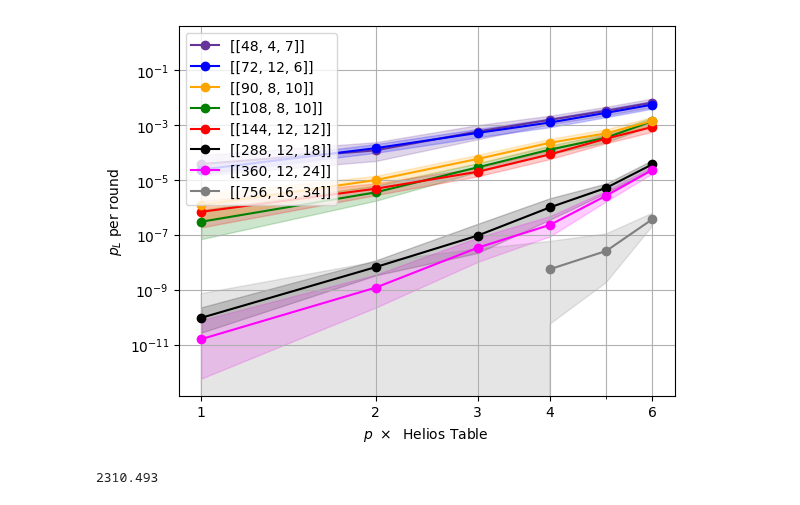
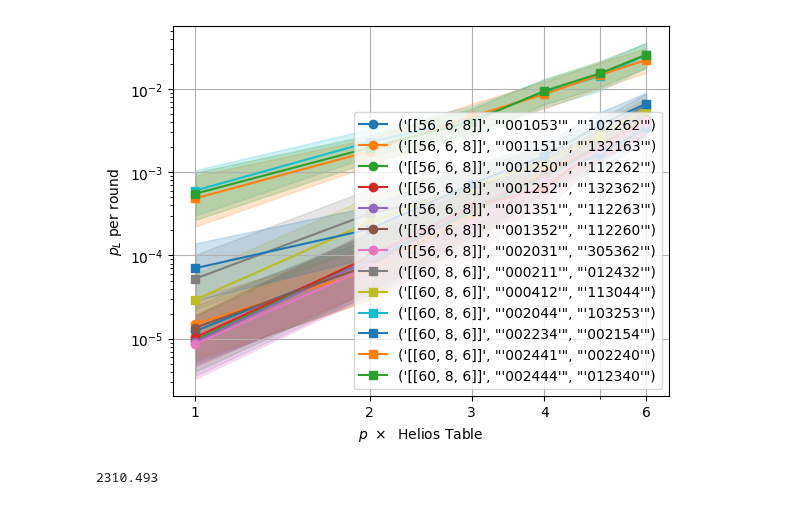
Before and after one commit to wamud/bb-ions, a Jupyter notebook: scripts/plot_mem_exp.ipynb, the cells around one changed output. Cells and saved outputs as stored; diff of their text form; code cells hidden in the pictures.

Commit message:
kept best two 56 and 60 codes; added more search for code scripts

```diff
--- a/scripts/plot_mem_exp.ipynb
+++ b/scripts/plot_mem_exp.ipynb
@@ -9,12 +9,12 @@ def my_axis_options(ax):
     ax.grid(True, axis = 'x', which = 'minor')
     # ax.grid(which='minor', visible=False)
 
-    ax.set_ylim(1.3992277047193278e-13, 3.9115107136890295)
+    # ax.set_ylim(1.3992277047193278e-13, 3.9115107136890295)
     # ax.set_ylim(1.1e-8, 1)
 
     ax.legend(*zip(*sorted(zip(*ax.get_legend_handles_labels()), key=lambda x: tuple(map(int, re.findall(r'\d+', x[1]))))))  # sort legend labels by number of qubits
     leg = ax.legend(*zip(*sorted(zip(*ax.get_legend_handles_labels()),
-                                key=lambda x: tuple(map(int, re.findall(r"\d+", x[1]))))), loc = 'upper left')
+                                key=lambda x: tuple(map(int, re.findall(r"\d+", x[1]))))), loc = 'lower right')
     for t in leg.get_texts(): t.set_text(t.get_text().replace("_", ", "))
 
     ax.set_xlabel(r"$p$")
@@ -34,7 +34,7 @@ import re
 import matplotlib.pyplot as plt
 import pickle
 
-files = glob('../collected_stats/helios_noise/*helios*.csv')
+files = glob('../collected_stats/helios_noise/around_60_stats.csv')
 if len(files) == 0:
     print("No circuits")
 collected_stats = sinter.stats_from_csv_files(*files)
@@ -68,33 +51,33 @@ p = 0.005, shots = 1e+06,  2335 CPU-minutes ⇒ ≈ 2e-03 CPU-minutes per shot
 # %%
 import random
 import matplotlib.colors as mcolors
 import re
 
 
-swap_LRC = 'True'
+swap_LRC = 'False'
 
 fig, ax = plt.subplots(1, 1)
 sinter.plot_error_rate(
     ax=ax,
     stats=collected_stats,
     x_func=lambda stats: 1000 *stats.json_metadata['p'], #multiply by 1e3 if want as multiple of Helios noise
 
-    group_func=lambda s: (s.json_metadata['nkd'], s.json_metadata['A'], s.json_metadata['B']),
+    group_func=lambda s: (s.json_metadata['nkd'],s.json_metadata['A'],s.json_metadata['B']),
     failure_units_per_shot_func = lambda stats: (stats.json_metadata['r']),
-    # * int(re.search(r'_(\d{1,2})_', stats.json_metadata['nkd']).group(1))), # set as num_rounds ('r') failure units to find pL per round ... multiply by k = 4 to get per logical qubit?
+    #  * int(re.search(r'_(\d{1,2})_', stats.json_metadata['nkd']).group(1)), # set as num_rounds ('r') failure units to find pL per round ... multiply by k = 4 to get per logical qubit?
     filter_func=lambda s:
         s.json_metadata['b'] == 'X',
         # and'756' not in s.json_metadata['nkd'],
     plot_args_func = lambda index, curve_id: {
-        'color': 'rebeccapurple' if '48' in curve_id else 'green' if '108' in curve_id else 'red' if '144' in curve_id else 'orange' if '90' in curve_id else 'blue' if '72' in curve_id else 'black' if '288' in curve_id else 'magenta' if '360' in curve_id else 'olive' if '192' in curve_id else 'cyan' if '216' in curve_id else 'brown' if '128' in curve_id else 'gray' if '64' in curve_id else
-        random.choice(list(mcolors.TABLEAU_COLORS.values()))
-        ,
-        'marker': 'o'
+        # 'color': 'rebeccapurple' if '48' in curve_id else 'green' if '108' in curve_id else 'red' if '144' in curve_id else 'orange' if '90' in curve_id else 'blue' if '72' in curve_id else 'black' if '288' in curve_id else 'magenta' if '360' in curve_id else 'olive' if '192' in curve_id else 'cyan' if '216' in curve_id else 'brown' if '128' in curve_id else 'gray' if '64' in curve_id else
+        # random.choice(list(mcolors.TABLEAU_COLORS.values()))
+        # ,
+        'marker': 'o' if '[[56_6_8]]' in curve_id else 's'
         }
         )
 my_axis_options(ax)
 # %% [output]
-[figure, old version]
+[figure, new version]
 # %%
 # Memory times:
 import numpy as np
```
Also changed, not shown: parts of 1 cell of this notebook, 5 other files.
